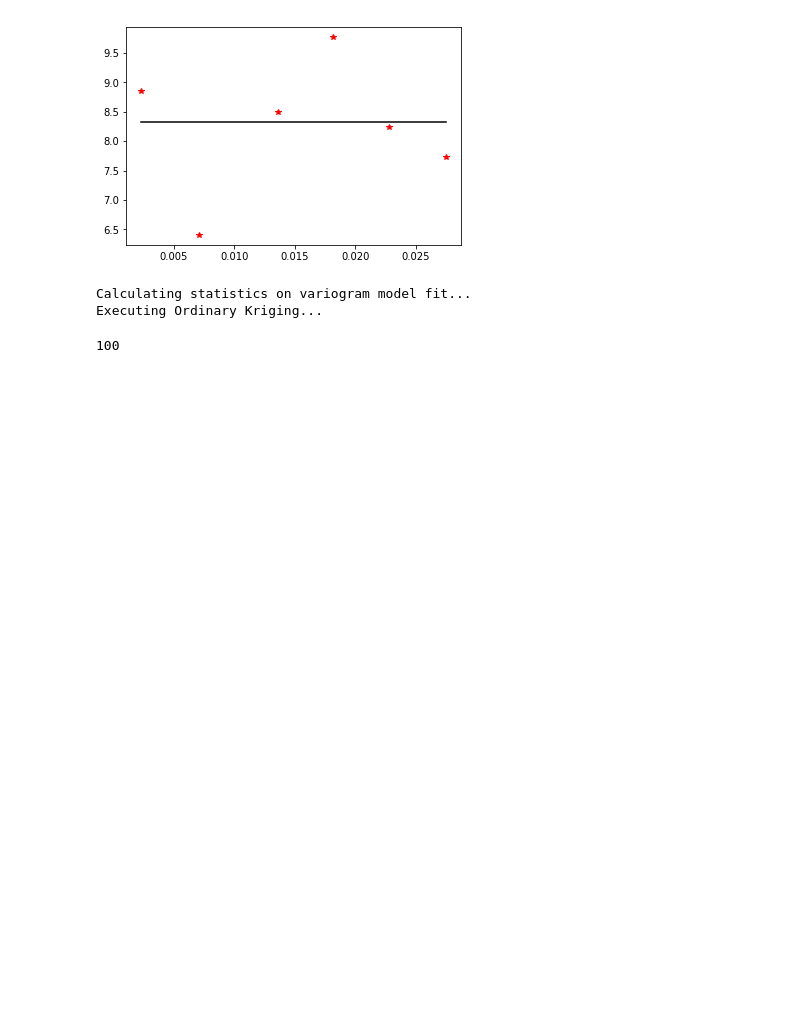
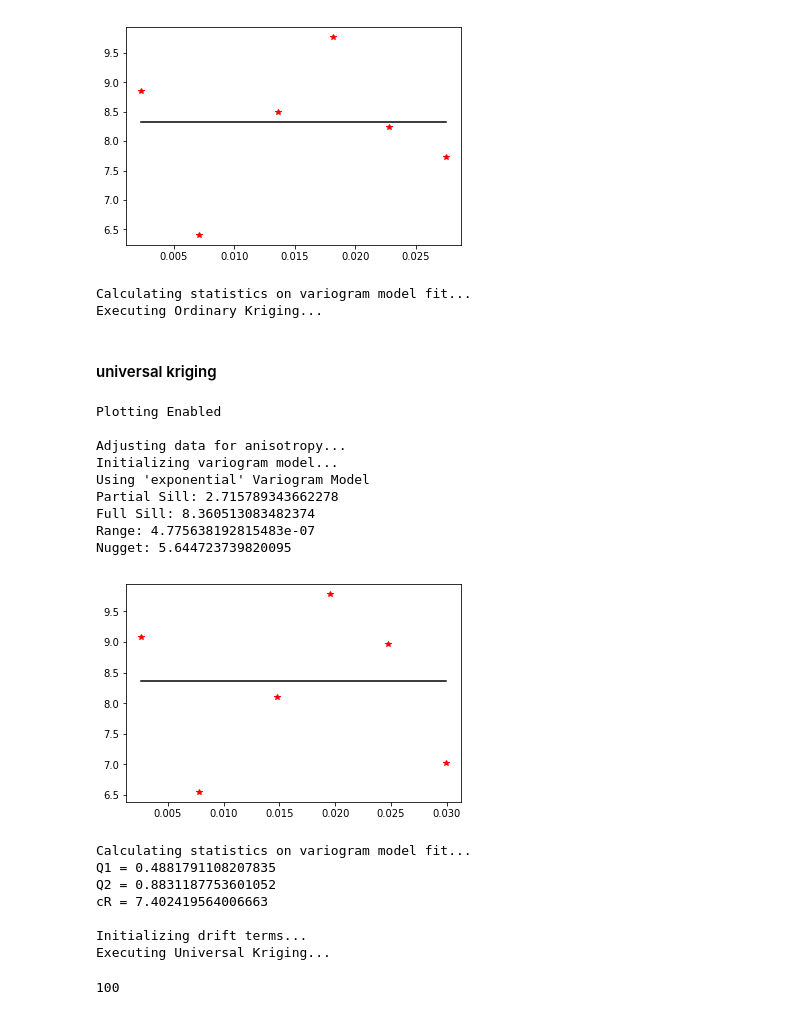
Before and after one commit to hwright-ucsb/tvws-solver, a Jupyter notebook: model_exp/kriging_experiments.ipynb, the cells around one changed output. Cells and saved outputs as stored; diff of their text form; code cells hidden in the pictures; blank space fills up the shorter version.

```diff
--- a/model_exp/kriging_experiments.ipynb
+++ b/model_exp/kriging_experiments.ipynb
@@ -98,6 +99,30 @@ Nugget: 5.4051371820850775
 [figure]
 Calculating statistics on variogram model fit...
 Executing Ordinary Kriging...
+# %% [markdown]
+#### universal kriging
+# %%
+UK = UniversalKriging(lats, long, rf_freqs, variogram_model='exponential',
+                     verbose=True, enable_plotting=True)
+zo, sso = UK.execute('grid', lat_mesh, long_mesh)
+# %% [output]
+Plotting Enabled
+
+Adjusting data for anisotropy...
+Initializing variogram model...
+Using 'exponential' Variogram Model
+Partial Sill: 2.715789343662278
+Full Sill: 8.360513083482374
+Range: 4.775638192815483e-07
+Nugget: 5.644723739820095
+[figure, added]
+Calculating statistics on variogram model fit...
+Q1 = 0.4881791108207835
+Q2 = 0.8831187753601052
+cR = 7.402419564006663
+
+Initializing drift terms...
+Executing Universal Kriging...
 # %%
 minn = 0
 maxx = -1000
```
Also changed, not shown: parts of 6 cells of this notebook, 2 other files.
